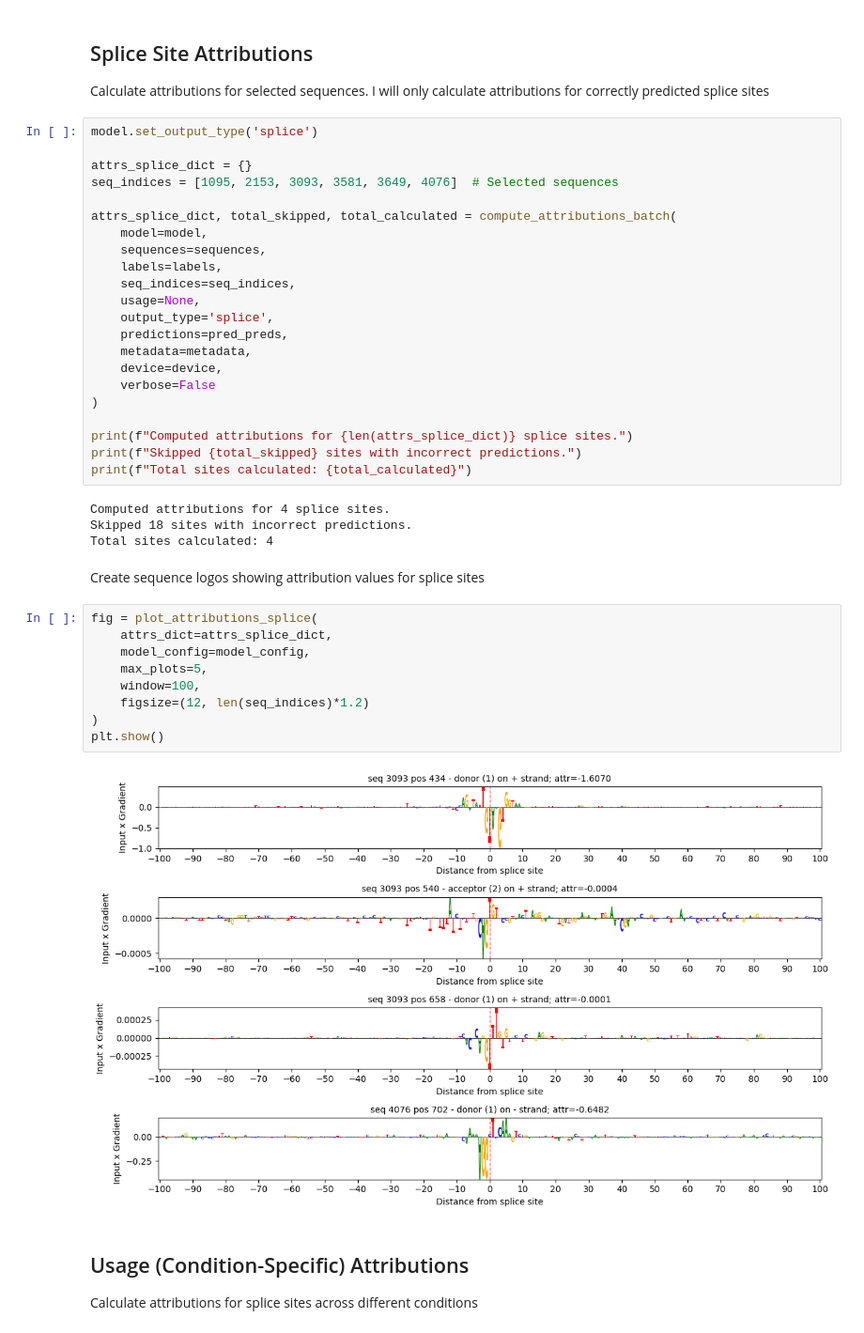
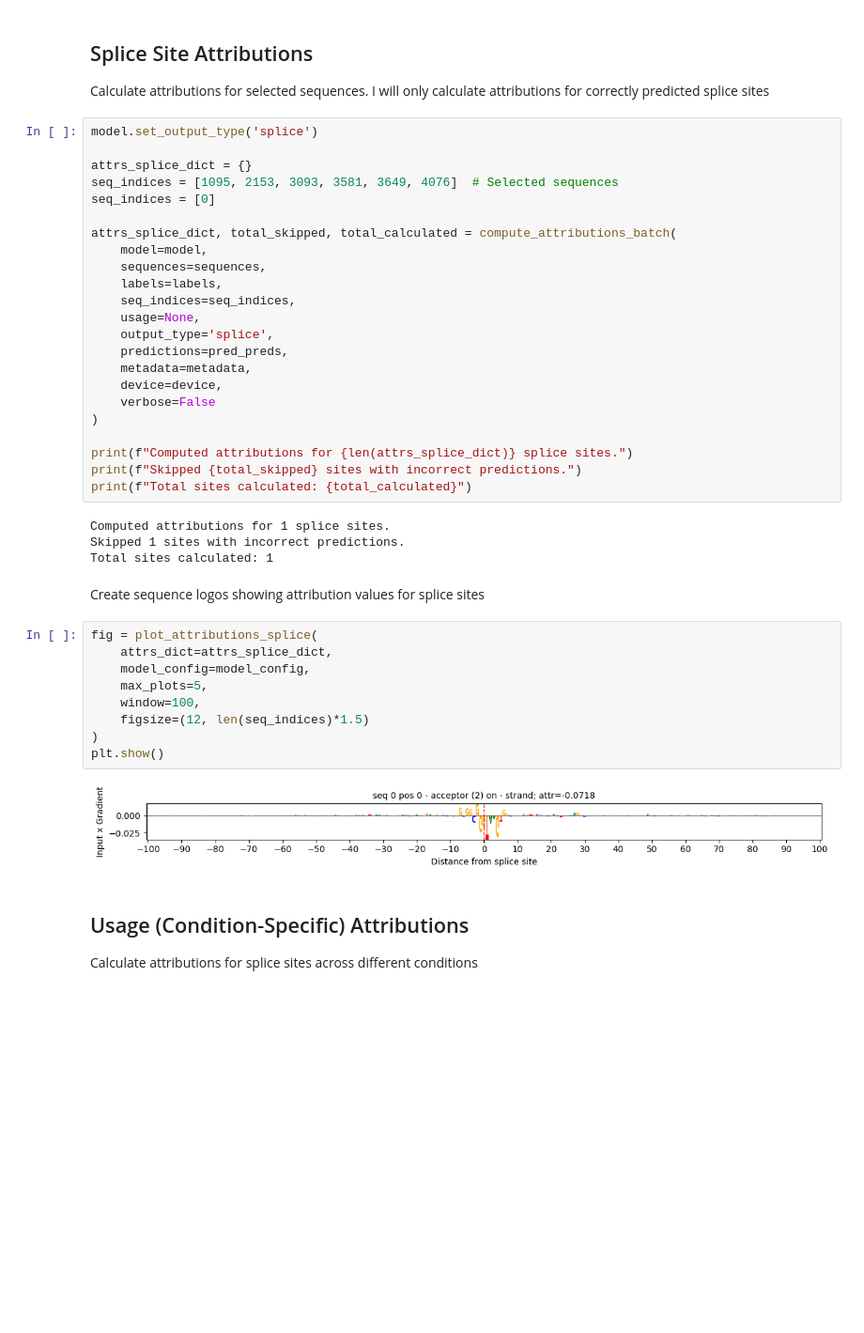
Before and after one commit to anamariaelek/splicevo, a Jupyter notebook: notebooks/test_attributions.ipynb, the cells around one changed output. Shown at 94% size. Drawn from its saved outputs; the diff is of its cells as text; blank space fills up the shorter version.

```diff
--- a/notebooks/test_attributions.ipynb
+++ b/notebooks/test_attributions.ipynb
@@ -56,6 +60,7 @@ model.set_output_type('splice')
 
 attrs_splice_dict = {}
 seq_indices = [1095, 2153, 3093, 3581, 3649, 4076]  # Selected sequences
+seq_indices = [0]
 
 attrs_splice_dict, total_skipped, total_calculated = compute_attributions_batch(
     model=model,
@@ -74,22 +79,22 @@ print(f"Computed attributions for {len(attrs_splice_dict)} splice sites.")
 print(f"Skipped {total_skipped} sites with incorrect predictions.")
 print(f"Total sites calculated: {total_calculated}")
 # %% [output]
-Computed attributions for 4 splice sites.
-Skipped 18 sites with incorrect predictions.
-Total sites calculated: 4
+Computed attributions for 1 splice sites.
+Skipped 1 sites with incorrect predictions.
+Total sites calculated: 1
 # %% [markdown]
 Create sequence logos showing attribution values for splice sites
 # %%
 fig = plot_attributions_splice(
     attrs_dict=attrs_splice_dict,
     model_config=model_config,
     max_plots=5,
     window=100,
-    figsize=(12, len(seq_indices)*1.2)
+    figsize=(12, len(seq_indices)*1.5)
 )
 plt.show()
 # %% [output]
-[figure, old version]
+[figure, new version]
 # %% [markdown]
 ## Usage (Condition-Specific) Attributions
 
```
Also changed, not shown: parts of 3 cells of this notebook, 7 other files.
